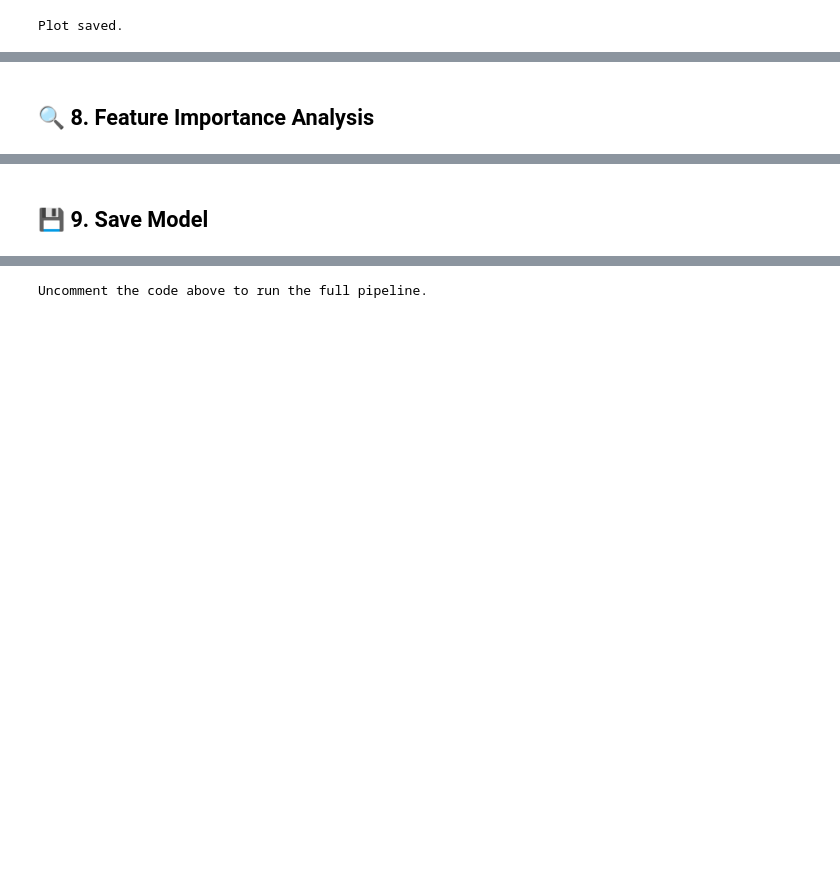
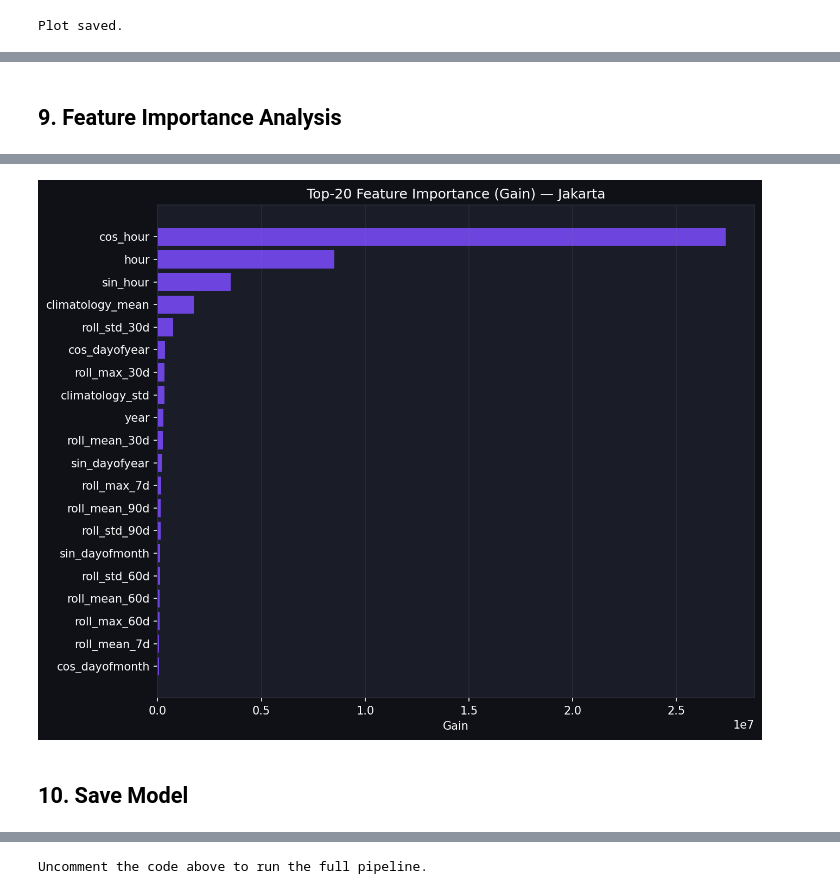
Before and after one commit to Nickwisely97/Code-Portofolio, a Jupyter notebook: Project/Prediction/Temperature Forecast - Gradient Boosting/BMKG_Temperature_Forecast.ipynb, the cells around one changed output, grey strips where cells are left out. Saved outputs shown, nothing was run; the diff lists cells and outputs as text; code cells hidden in the pictures; blank space fills up the shorter version.

```diff
--- a/Project/Prediction/Temperature Forecast - Gradient Boosting/BMKG_Temperature_Forecast.ipynb
+++ b/Project/Prediction/Temperature Forecast - Gradient Boosting/BMKG_Temperature_Forecast.ipynb
@@ -236,0 +270,25 @@ One model per station: trained up to `END_TRAIN`, validated on the last 10% of t
+# %%
+from preprocessing import select_origins, build_climatology, build_direct_horizon_frame, TARGET_COL
+
+datasets = {}
+backtest_end = pd.to_datetime(CONFIG["TARGET_DATE"]) - pd.Timedelta(hours=CONFIG["FORECAST_HORIZON_HOURS"])
+
+for name, df_state in processed_data.items():
+    df_actual = df_state[["timestamp", TARGET_COL]].copy()
+    clim = build_climatology(df_actual, as_of=CONFIG["END_TRAIN"])
+
+    train_origins    = select_origins(df_state, end=CONFIG["END_TRAIN"], stride_hours=CONFIG["ORIGIN_STRIDE_HOURS"])
+    backtest_origins = select_origins(df_state, start=CONFIG["END_TRAIN"], end=backtest_end, stride_hours=CONFIG["ORIGIN_STRIDE_HOURS"])
+
+    df_train    = build_direct_horizon_frame(df_state, df_actual, train_origins, clim, CONFIG["FORECAST_HORIZON_HOURS"])
+    df_backtest = build_direct_horizon_frame(df_state, df_actual, backtest_origins, clim, CONFIG["FORECAST_HORIZON_HOURS"])
+
+    live_cutoff     = pd.to_datetime(CONFIG["LIVE_ORIGIN"]) if CONFIG["LIVE_ORIGIN"] else df_state["timestamp"].max()
+    live_candidates = select_origins(df_state, end=live_cutoff, stride_hours=1)
+    df_live         = (build_direct_horizon_frame(df_state, df_actual, live_candidates.iloc[[-1]], clim, CONFIG["FORECAST_HORIZON_HOURS"])
+                        if not live_candidates.empty else pd.DataFrame())
+
+    datasets[name] = {"train": df_train, "backtest": df_backtest, "live": df_live, "climatology": clim, "actual": df_actual}
+    print(f"  ok  {name}: train={len(df_train):,} rows | backtest={len(df_backtest):,} rows | live={len(df_live):,} rows")
+
+print("\nDatasets built for all stations.")
@@ -408,2 +435,2 @@ Summary saved to: output\summary_metrics.csv
 # %% [markdown]
-## 🔍 8. Feature Importance Analysis
+## 9. Feature Importance Analysis
@@ -431,0 +437,8 @@ plt.show()
+# %%
+first_station = CONFIG["STATIONS"][0]
+mdl = results[first_station]["model"]
+
+img_path = mdl.plot_feature_importance(top_n=20, save=True, show=CONFIG["SHOW_PLOTS"])
+if img_path and os.path.exists(img_path):
+    display(Image(img_path))
+# %% [output]
@@ -432,5 +446,6 @@ plt.show()
+[figure, added]
 # %% [markdown]
-## 💾 9. Save Model
+## 10. Save Model
 # %%
 if CONFIG["SAVE_MODEL"]:
     for name, res in results.items():
```
Also changed, not shown: parts of 36 cells of this notebook, 14 other files.
